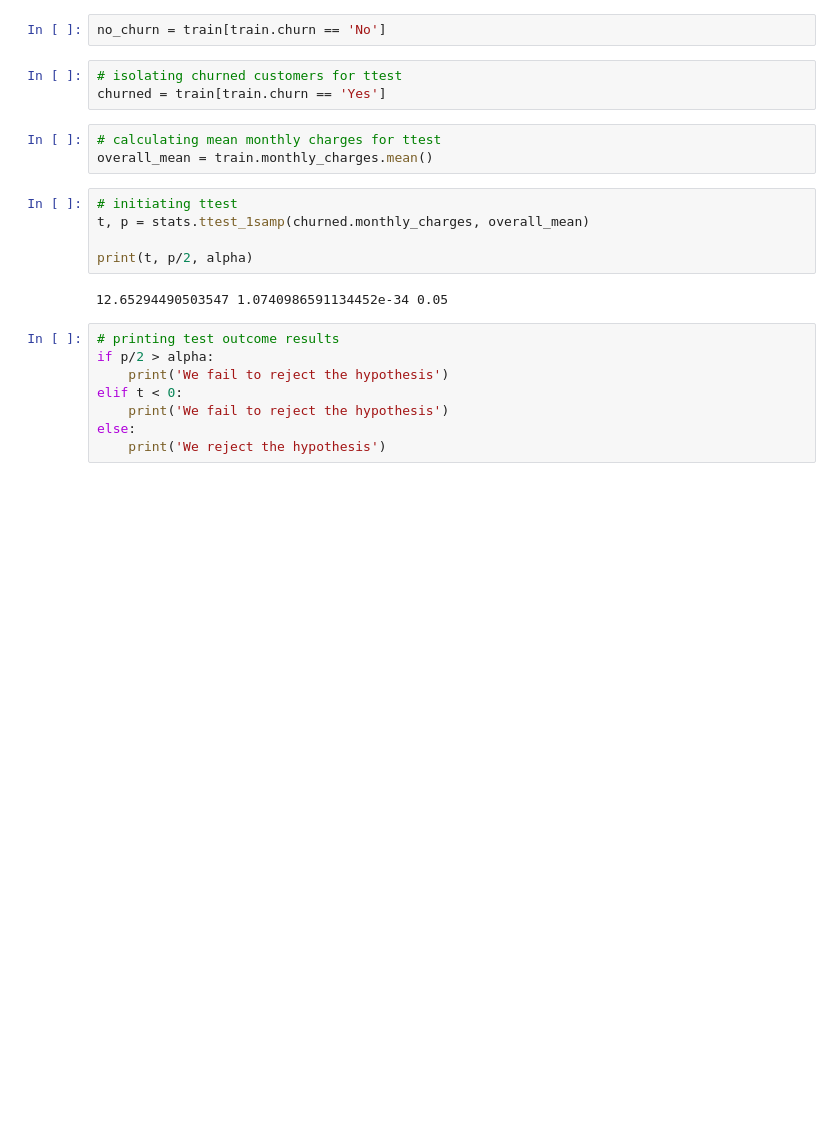
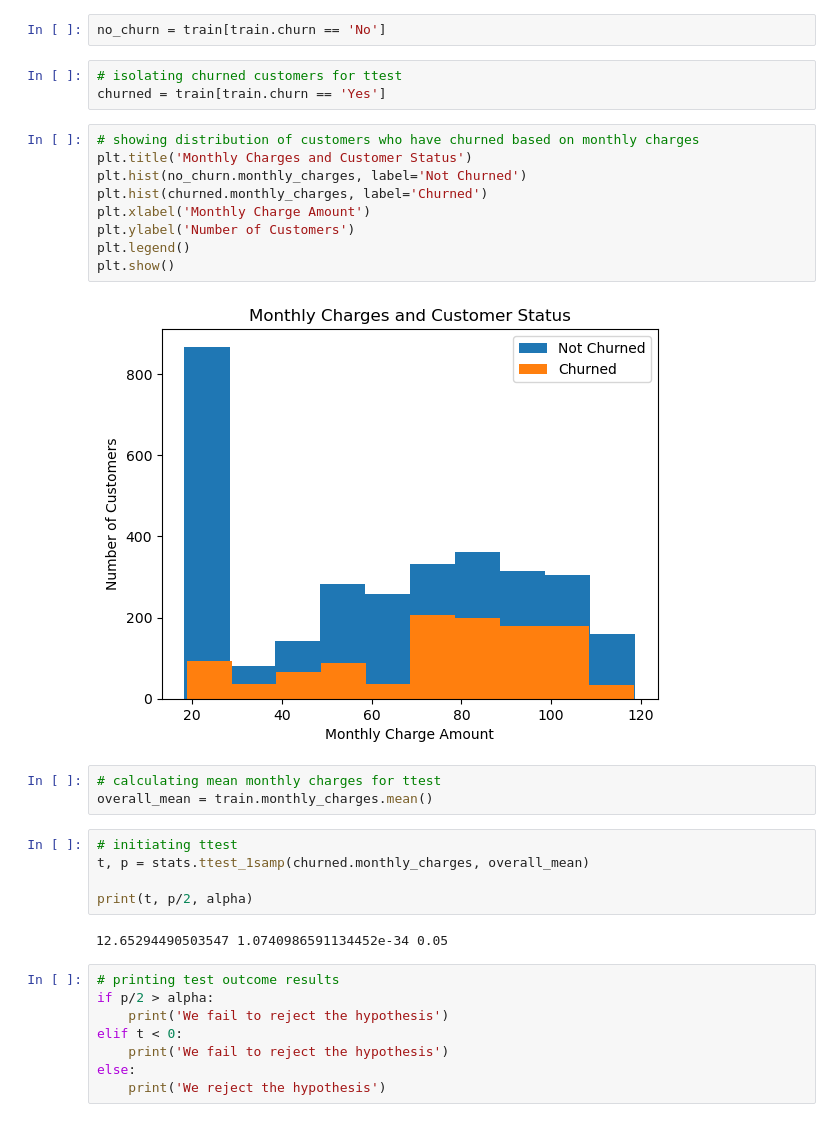
Before and after one commit to manuel-salazar1/project-churn, a Jupyter notebook: non-final.ipynb, the cells around one changed output. Drawn from its saved outputs; the diff is of its cells as text; blank space fills up the shorter version.

```diff
--- a/non-final.ipynb
+++ b/non-final.ipynb
@@ -189,6 +185,17 @@ no_churn = train[train.churn == 'No']
 # %%
 # isolating churned customers for ttest
 churned = train[train.churn == 'Yes']
+# %%
+# showing distribution of customers who have churned based on monthly charges
+plt.title('Monthly Charges and Customer Status')
+plt.hist(no_churn.monthly_charges, label='Not Churned')
+plt.hist(churned.monthly_charges, label='Churned')
+plt.xlabel('Monthly Charge Amount')
+plt.ylabel('Number of Customers')
+plt.legend()
+plt.show()
+# %% [output]
+[figure, new version]
 # %%
 # calculating mean monthly charges for ttest
 overall_mean = train.monthly_charges.mean()
```
Also changed, not shown: parts of 45 cells of this notebook, 2 other files.
